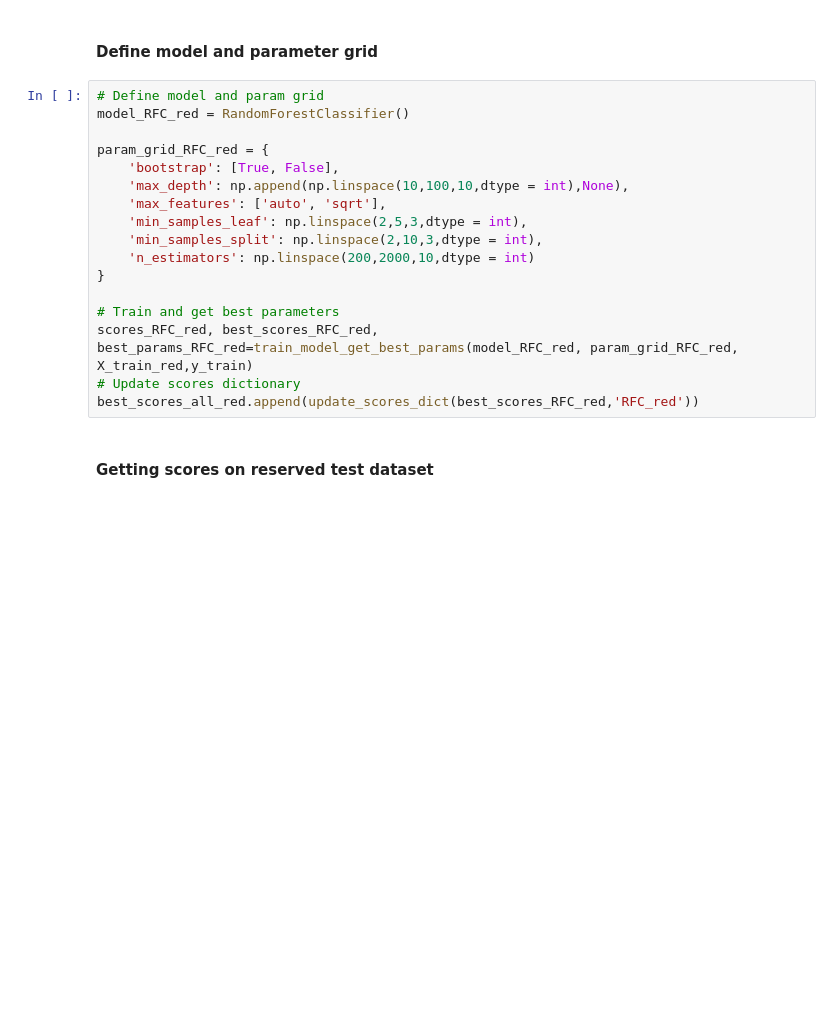
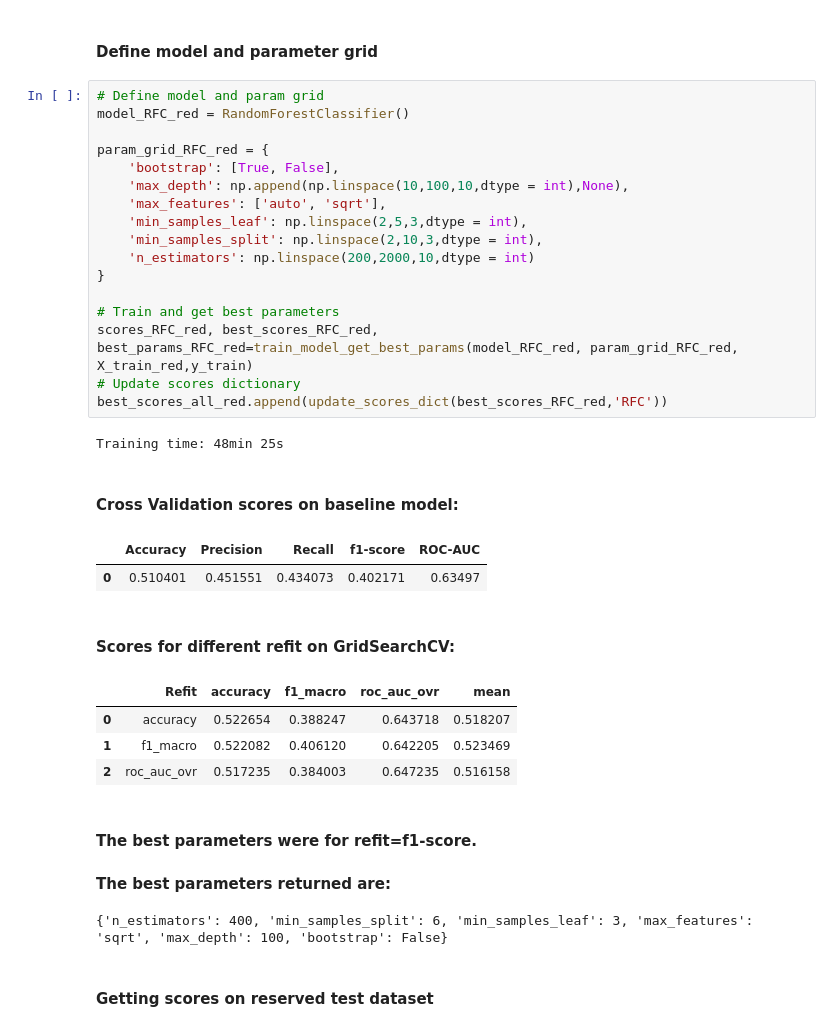
Before and after one commit to arundathi-shanthini/Beat-the-Bookie, a Jupyter notebook: Code/Beat The Bookie.ipynb, the cells around one changed output. Cells and saved outputs as stored; diff of their text form; blank space fills up the shorter version.

```diff
--- a/Code/Beat The Bookie.ipynb
+++ b/Code/Beat The Bookie.ipynb
@@ -1885,20 +2074,33 @@ feature_imp_scores_DTC_red=get_top_features(model_DTC_red,'Decision Tree Classif
 # %%
 # Define model and param grid
 model_RFC_red = RandomForestClassifier()
 
 param_grid_RFC_red = {
     'bootstrap': [True, False],
     'max_depth': np.append(np.linspace(10,100,10,dtype = int),None),
     'max_features': ['auto', 'sqrt'],
     'min_samples_leaf': np.linspace(2,5,3,dtype = int),
     'min_samples_split': np.linspace(2,10,3,dtype = int),
     'n_estimators': np.linspace(200,2000,10,dtype = int)
 }
 
 # Train and get best parameters
 scores_RFC_red, best_scores_RFC_red, best_params_RFC_red=train_model_get_best_params(model_RFC_red, param_grid_RFC_red, X_train_red,y_train)
 # Update scores dictionary
-best_scores_all_red.append(update_scores_dict(best_scores_RFC_red,'RFC_red'))
+best_scores_all_red.append(update_scores_dict(best_scores_RFC_red,'RFC'))
+# %% [output]
+Training time: 48min 25s
+Cross Validation scores on baseline model:
+|  | Accuracy | Precision | Recall | f1-score | ROC-AUC |
+| 0 | 0.510401 | 0.451551 | 0.434073 | 0.402171 | 0.63497 |
+Scores for different refit on GridSearchCV:
+|  | Refit | accuracy | f1_macro | roc_auc_ovr | mean |
+| 0 | accuracy | 0.522654 | 0.388247 | 0.643718 | 0.518207 |
+| 1 | f1_macro | 0.522082 | 0.406120 | 0.642205 | 0.523469 |
+| 2 | roc_auc_ovr | 0.517235 | 0.384003 | 0.647235 | 0.516158 |
+The best parameters were for refit=f1-score.
+The best parameters returned are:
+{'n_estimators': 400, 'min_samples_split': 6, 'min_samples_leaf': 3, 'max_features': 'sqrt', 'max_depth': 100, 'bootstrap': False}
 # %% [markdown]
 #### Getting scores on reserved test dataset
 # %%
```
Also changed, not shown: parts of 56 cells of this notebook.
